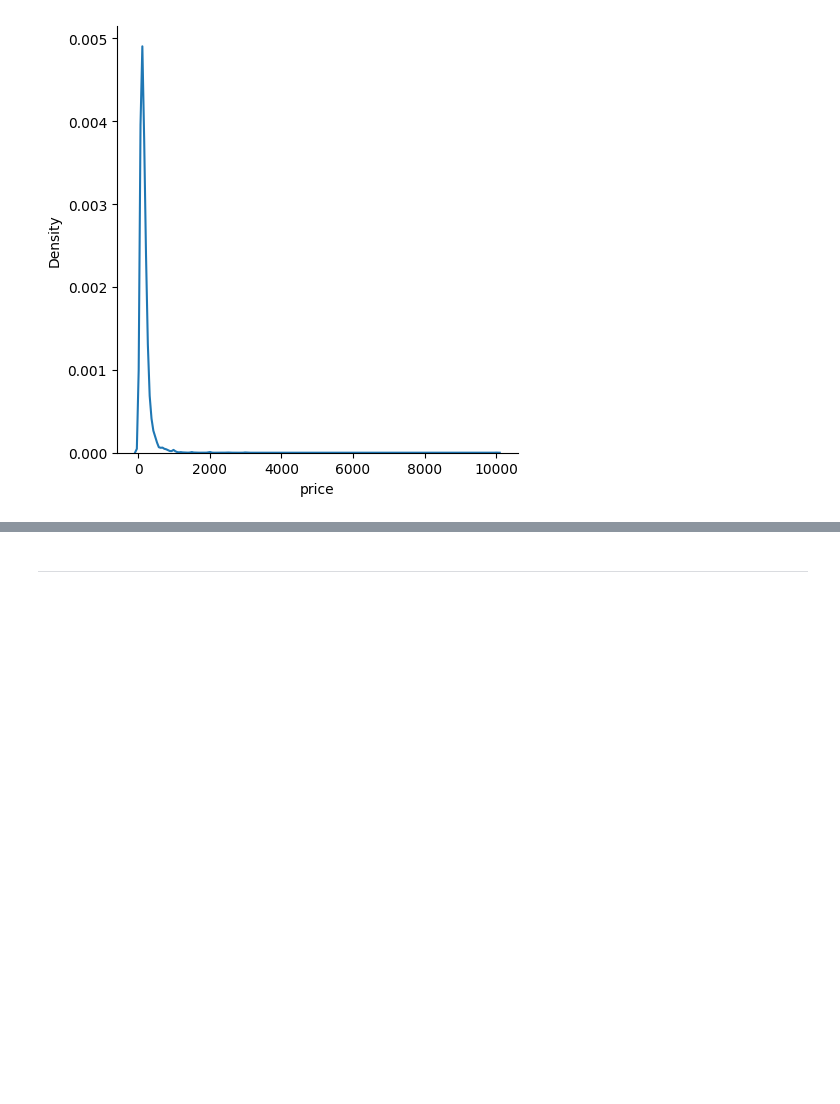
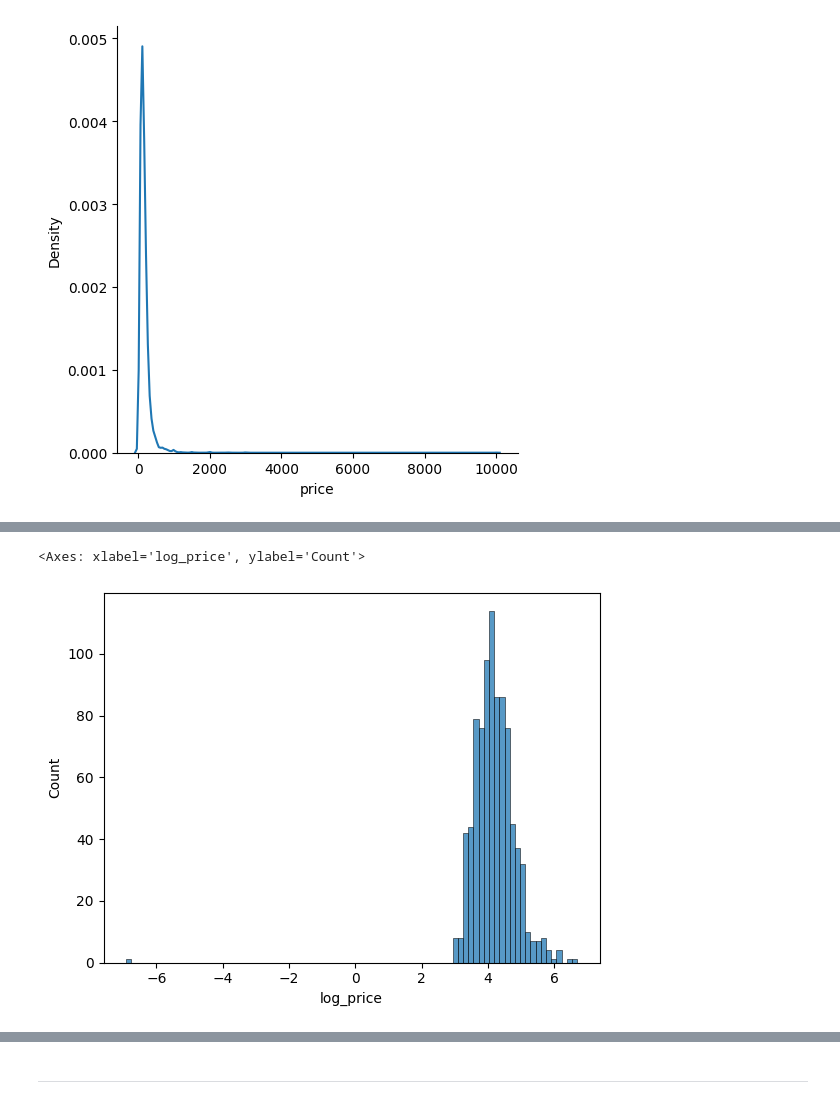
Before and after one commit to gjlee0802/data-science, a Jupyter notebook: hw01_airbnb/과제1.ipynb, the cells around one changed output, grey strips where cells are left out. Drawn from its saved outputs; the diff is of its cells as text; code cells hidden in the pictures; blank space fills up the shorter version.

```diff
--- a/hw01_airbnb/과제1.ipynb
+++ b/hw01_airbnb/과제1.ipynb
@@ -208,3 +226,9 @@ Queens, Manhattan, Brooklyn의 경우 심하게 Skewed 분포인 것을 알 수
+# %%
+bronx_g = df[df['neighbourhood_group'] == 'Bronx'].copy()
+stisland_g = df[df['neighbourhood_group'] == 'Staten Island'].copy()
+queens_g = df[df['neighbourhood_group'] == 'Queens'].copy()
+manhattan_g = df[df['neighbourhood_group'] == 'Manhattan'].copy()
+brooklyn_g = df[df['neighbourhood_group'] == 'Brooklyn'].copy()
 # %%
 sns.displot(data=df[df['neighbourhood_group'] == 'Bronx'], x='price', kind='kde')
 # %% [output]
@@ -232,0 +261,20 @@ sns.displot(data=df[df['neighbourhood_group'] == 'Brooklyn'], x='price', kind='k
+# %%
+import numpy as np
+
+
+bronx_g['price'] = bronx_g['price'].replace(0, 0.001)
+stisland_g['price'] = stisland_g['price'].replace(0, 0.001)
+queens_g['price'] = queens_g['price'].replace(0, 0.001)
+manhattan_g['price'] = manhattan_g['price'].replace(0, 0.001)
+brooklyn_g['price'] = brooklyn_g['price'].replace(0, 0.001)
+
+bronx_g['log_price'] = np.log(bronx_g['price'])
+stisland_g['log_price'] = np.log(stisland_g['price'])
+queens_g['log_price'] = np.log(queens_g['price'])
+manhattan_g['log_price'] = np.log(manhattan_g['price'])
+brooklyn_g['log_price'] = np.log(brooklyn_g['price'])
+# %%
+sns.histplot(data=bronx_g, x='log_price')
+# %% [output]
+<Axes: xlabel='log_price', ylabel='Count'>
+[figure, added]
```
Also changed, not shown: parts of 13 cells of this notebook.
